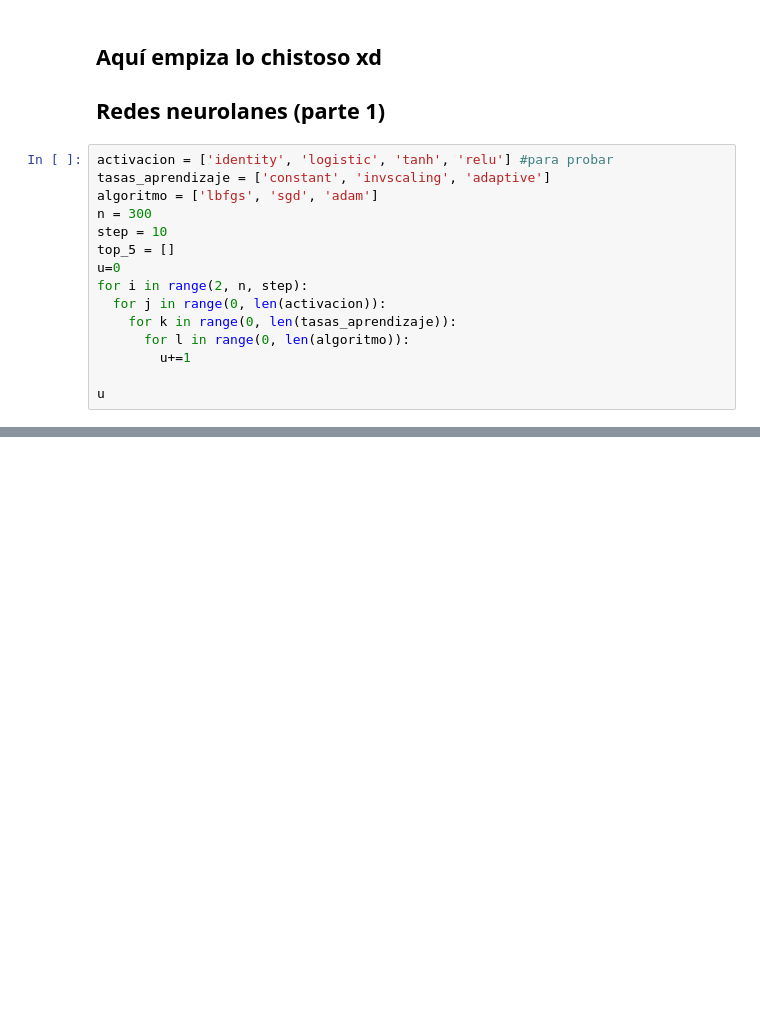
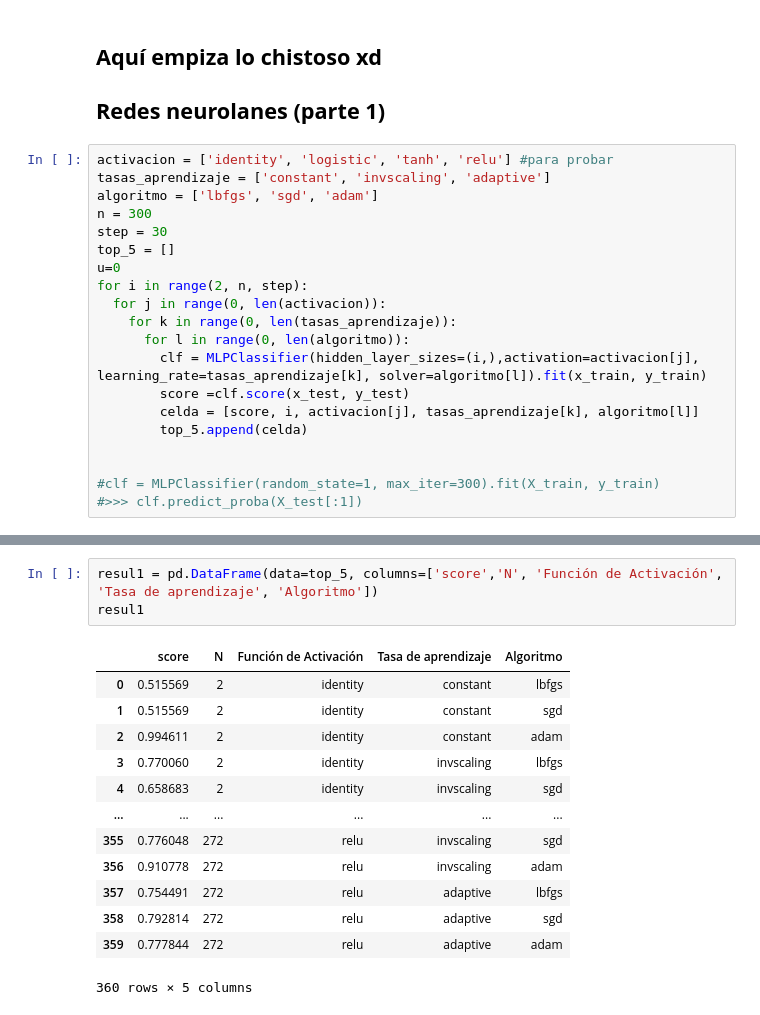
Before and after one commit to andresenrique08/ML_2020, a Jupyter notebook: Reto 3/JReto3_v1.ipynb, the cells around one changed output, grey strips where cells are left out. Saved outputs shown, nothing was run; the diff lists cells and outputs as text; blank space fills up the shorter version.

```diff
--- a/Reto 3/JReto3_v1.ipynb
+++ b/Reto 3/JReto3_v1.ipynb
@@ -117,14 +119,19 @@ activacion = ['identity', 'logistic', 'tanh', 'relu'] #para probar
 tasas_aprendizaje = ['constant', 'invscaling', 'adaptive']
 algoritmo = ['lbfgs', 'sgd', 'adam']
 n = 300
-step = 10
+step = 30
 top_5 = []
 u=0
 for i in range(2, n, step):
   for j in range(0, len(activacion)):
     for k in range(0, len(tasas_aprendizaje)):
       for l in range(0, len(algoritmo)):
-        u+=1
+        clf = MLPClassifier(hidden_layer_sizes=(i,),activation=activacion[j], learning_rate=tasas_aprendizaje[k], solver=algoritmo[l]).fit(x_train, y_train)
+        score =clf.score(x_test, y_test)
+        celda = [score, i, activacion[j], tasas_aprendizaje[k], algoritmo[l]]
+        top_5.append(celda)
 
-u
+
+#clf = MLPClassifier(random_state=1, max_iter=300).fit(X_train, y_train)
+#>>> clf.predict_proba(X_test[:1])
 # %% [output]
@@ -131,0 +155,17 @@ u
+# %%
+resul1 = pd.DataFrame(data=top_5, columns=['score','N', 'Función de Activación', 'Tasa de aprendizaje', 'Algoritmo'])
+resul1
+# %% [output]
+|  | score | N | Función de Activación | Tasa de aprendizaje | Algoritmo |
+| 0 | 0.515569 | 2 | identity | constant | lbfgs |
+| 1 | 0.515569 | 2 | identity | constant | sgd |
+| 2 | 0.994611 | 2 | identity | constant | adam |
+| 3 | 0.770060 | 2 | identity | invscaling | lbfgs |
+| 4 | 0.658683 | 2 | identity | invscaling | sgd |
+| ... | ... | ... | ... | ... | ... |
+| 355 | 0.776048 | 272 | relu | invscaling | sgd |
+| 356 | 0.910778 | 272 | relu | invscaling | adam |
+| 357 | 0.754491 | 272 | relu | adaptive | lbfgs |
+| 358 | 0.792814 | 272 | relu | adaptive | sgd |
+| 359 | 0.777844 | 272 | relu | adaptive | adam |
+360 rows × 5 columns
```
Also changed, not shown: parts of 2 cells of this notebook.
